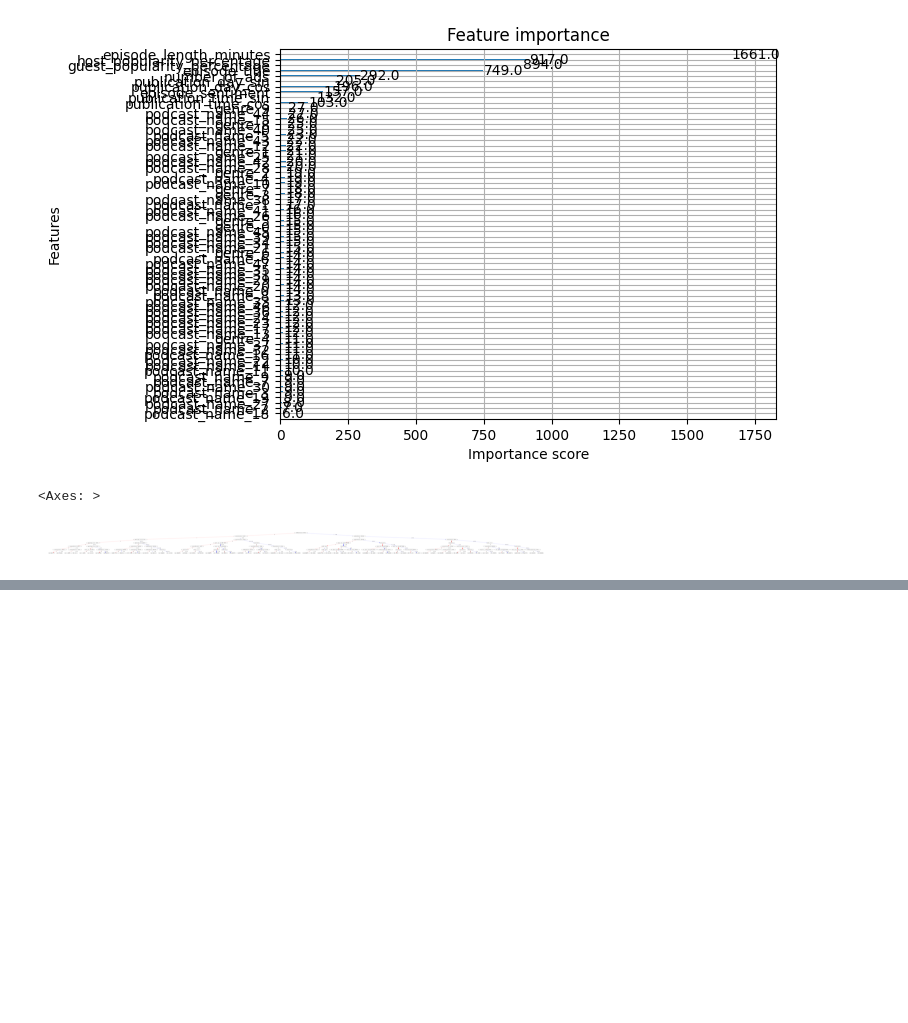
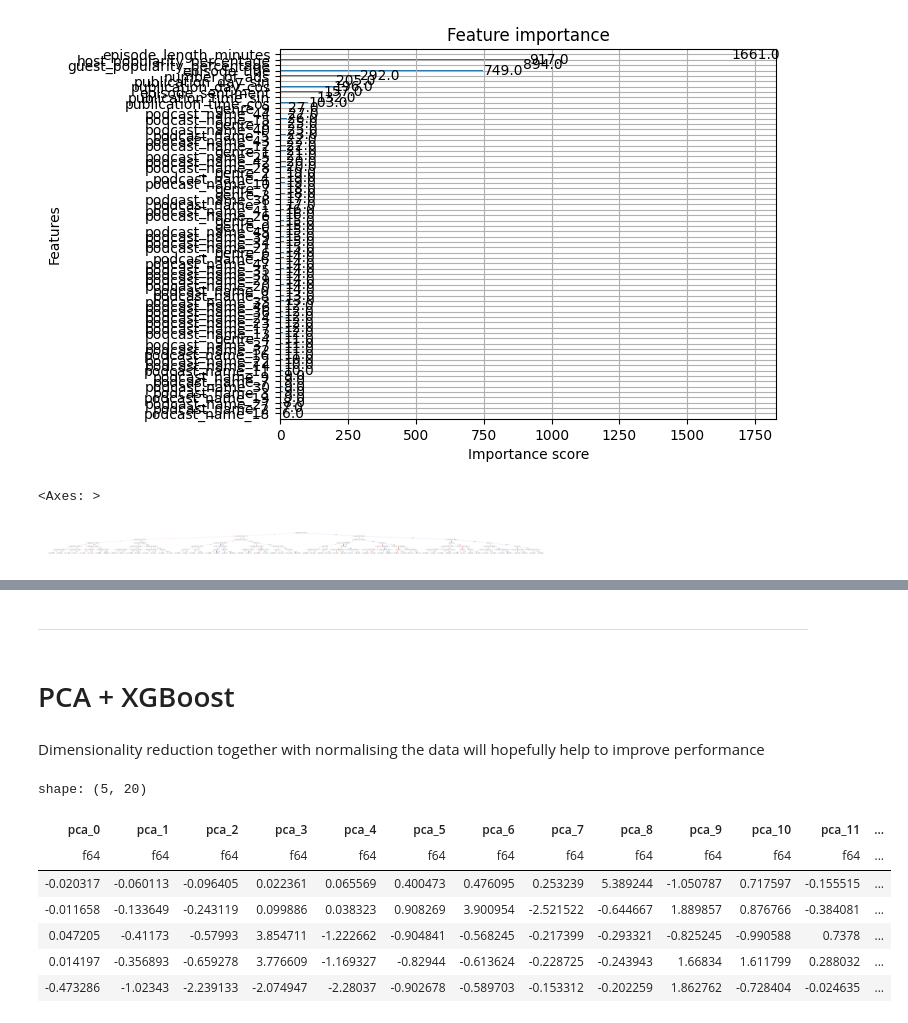
Before and after one commit to minimartzz/podcast-listening-time, a Jupyter notebook: model_exploration.ipynb, the cells around one changed output, grey strips where cells are left out. Saved outputs shown, nothing was run; the diff lists cells and outputs as text; code cells hidden in the pictures; blank space fills up the shorter version.

```diff
--- a/model_exploration.ipynb
+++ b/model_exploration.ipynb
@@ -140,0 +249,6 @@ xgb.plot_tree(best_model)
+# %% [markdown]
+---
+# %% [markdown]
+# PCA + XGBoost
+# %% [markdown]
+Dimensionality reduction together with normalising the data will hopefully help to improve performance
@@ -140,0 +309,11 @@ xgb.plot_tree(best_model)
+# %%
+cl_test_pca.head()
+# %% [output]
+shape: (5, 20)
+| pca_0 | pca_1 | pca_2 | pca_3 | pca_4 | pca_5 | pca_6 | pca_7 | pca_8 | pca_9 | pca_10 | pca_11 | ... |
+| f64 | f64 | f64 | f64 | f64 | f64 | f64 | f64 | f64 | f64 | f64 | f64 | ... |
+| -0.020317 | -0.060113 | -0.096405 | 0.022361 | 0.065569 | 0.400473 | 0.476095 | 0.253239 | 5.389244 | -1.050787 | 0.717597 | -0.155515 | ... |
+| -0.011658 | -0.133649 | -0.243119 | 0.099886 | 0.038323 | 0.908269 | 3.900954 | -2.521522 | -0.644667 | 1.889857 | 0.876766 | -0.384081 | ... |
+| 0.047205 | -0.41173 | -0.57993 | 3.854711 | -1.222662 | -0.904841 | -0.568245 | -0.217399 | -0.293321 | -0.825245 | -0.990588 | 0.7378 | ... |
+| 0.014197 | -0.356893 | -0.659278 | 3.776609 | -1.169327 | -0.82944 | -0.613624 | -0.228725 | -0.243943 | 1.66834 | 1.611799 | 0.288032 | ... |
+| -0.473286 | -1.02343 | -2.239133 | -2.074947 | -2.28037 | -0.902678 | -0.589703 | -0.153312 | -0.202259 | 1.862762 | -0.728404 | -0.024635 | ... |
```
Also changed, not shown: parts of 20 cells of this notebook, 3 other files.
